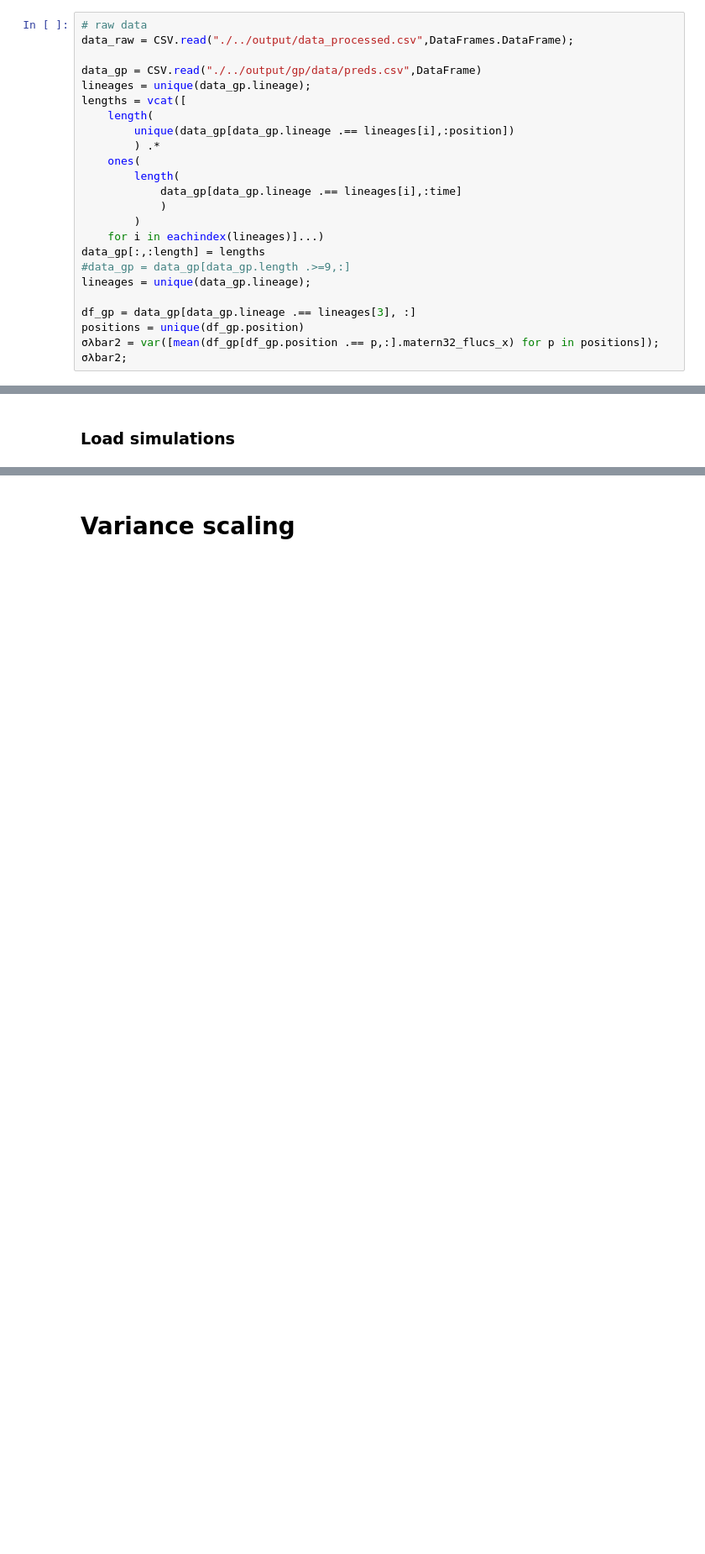
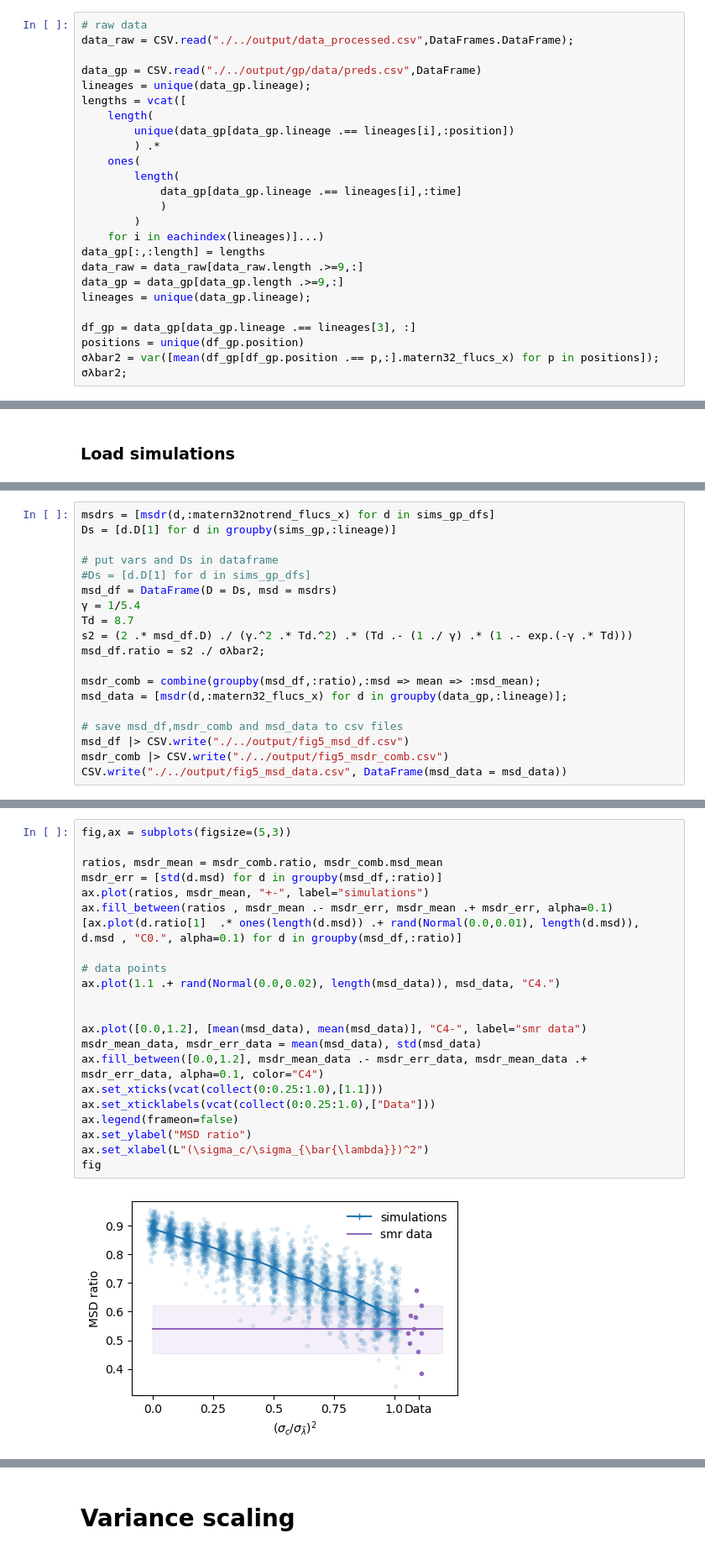
Before and after one commit to elevien/L1210, a Jupyter notebook: notebooks/PAPER_FIG5-msd.ipynb, the cells around one changed output, grey strips where cells are left out. Shown at 84% size. Drawn from its saved outputs; the diff is of its cells as text; blank space fills up the shorter version.

```diff
--- a/notebooks/PAPER_FIG5-msd.ipynb
+++ b/notebooks/PAPER_FIG5-msd.ipynb
@@ -35,7 +35,8 @@ lengths = vcat([
         )
     for i in eachindex(lineages)]...)
 data_gp[:,:length] = lengths
-#data_gp = data_gp[data_gp.length .>=9,:]
+data_raw = data_raw[data_raw.length .>=9,:]
+data_gp = data_gp[data_gp.length .>=9,:]
 lineages = unique(data_gp.lineage);
 
 df_gp = data_gp[data_gp.lineage .== lineages[3], :]
@@ -118,0 +278,19 @@ fig
+# %%
+msdrs = [msdr(d,:matern32notrend_flucs_x) for d in sims_gp_dfs]
+Ds = [d.D[1] for d in groupby(sims_gp,:lineage)]
+
+# put vars and Ds in dataframe
+#Ds = [d.D[1] for d in sims_gp_dfs]
+msd_df = DataFrame(D = Ds, msd = msdrs)
+γ = 1/5.4
+Td = 8.7
+s2 = (2 .* msd_df.D) ./ (γ.^2 .* Td.^2) .* (Td .- (1 ./ γ) .* (1 .- exp.(-γ .* Td)))
+msd_df.ratio = s2 ./ σλbar2;
+
+msdr_comb = combine(groupby(msd_df,:ratio),:msd => mean => :msd_mean);
+msd_data = [msdr(d,:matern32_flucs_x) for d in groupby(data_gp,:lineage)];
+
+# save msd_df,msdr_comb and msd_data to csv files
+msd_df |> CSV.write("./../output/fig5_msd_df.csv")
+msdr_comb |> CSV.write("./../output/fig5_msdr_comb.csv")
+CSV.write("./../output/fig5_msd_data.csv", DataFrame(msd_data = msd_data))
@@ -118,0 +303,24 @@ fig
+# %%
+fig,ax = subplots(figsize=(5,3))
+
+ratios, msdr_mean = msdr_comb.ratio, msdr_comb.msd_mean
+msdr_err = [std(d.msd) for d in groupby(msd_df,:ratio)]
+ax.plot(ratios, msdr_mean, "+-", label="simulations")
+ax.fill_between(ratios , msdr_mean .- msdr_err, msdr_mean .+ msdr_err, alpha=0.1)
+[ax.plot(d.ratio[1]  .* ones(length(d.msd)) .+ rand(Normal(0.0,0.01), length(d.msd)), d.msd , "C0.", alpha=0.1) for d in groupby(msd_df,:ratio)]
+
+# data points
+ax.plot(1.1 .+ rand(Normal(0.0,0.02), length(msd_data)), msd_data, "C4.")
+
+
+ax.plot([0.0,1.2], [mean(msd_data), mean(msd_data)], "C4-", label="smr data")
+msdr_mean_data, msdr_err_data = mean(msd_data), std(msd_data)
+ax.fill_between([0.0,1.2], msdr_mean_data .- msdr_err_data, msdr_mean_data .+ msdr_err_data, alpha=0.1, color="C4")
+ax.set_xticks(vcat(collect(0:0.25:1.0),[1.1]))
+ax.set_xticklabels(vcat(collect(0:0.25:1.0),["Data"]))
+ax.legend(frameon=false)
+ax.set_ylabel("MSD ratio")
+ax.set_xlabel(L"(\sigma_c/\sigma_{\bar{\lambda}})^2")
+fig
+# %% [output]
+[figure, added]
```
Also changed, not shown: parts of 32 cells of this notebook, 10 other files.
